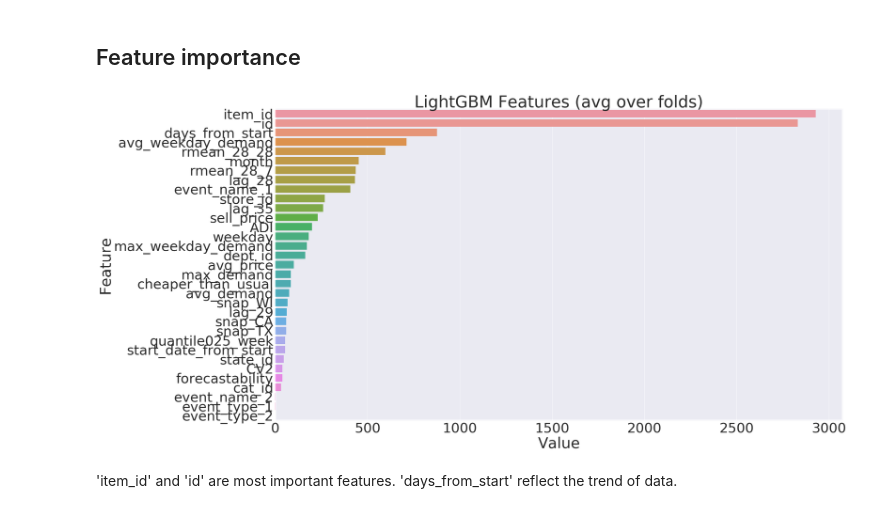
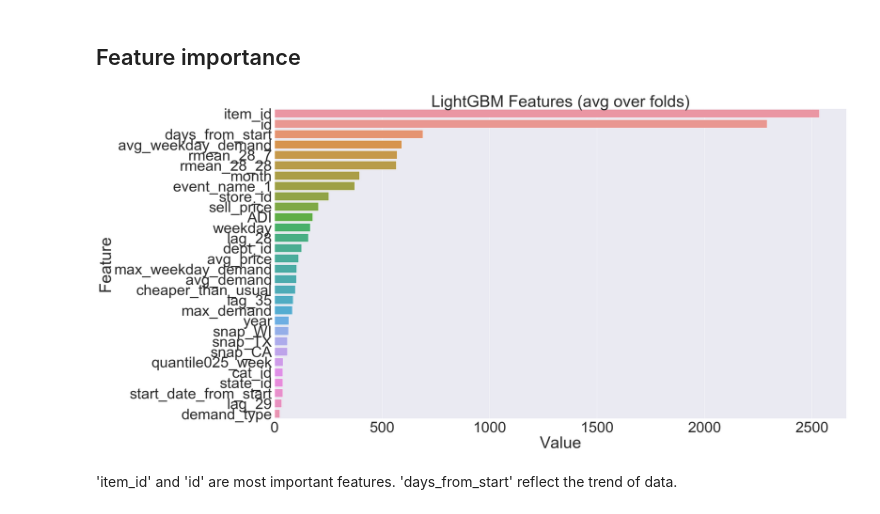
Before and after one commit to omoreva/kaggle_m5, a Jupyter notebook: 03_lightGBM.ipynb, the cells around one changed output. Cells and saved outputs as stored; diff of their text form; code cells hidden in the pictures.

```diff
--- a/03_lightGBM.ipynb
+++ b/03_lightGBM.ipynb
@@ -67,4 +67,4 @@ params = {
         'bagging_fraction': 0.75,
         'bagging_freq': 10,
         'colsample_bytree': 0.75}
-not_features = ['id', 'items_sold', 'date', 'start_date', 'avg_month_demand', 'median_month_demand']
+not_features = ['d', 'demand', 'date', 'start_date']
@@ -79,6 +73,6 @@ features = X_test.columns[~X_test.columns.isin(not_features)]
 # %%
-train_set = lgb.Dataset(X_train, y_train) #, categorical_feature = categorical_features)
-val_set = lgb.Dataset(X_val[X_train.columns], y_val)#,  categorical_feature = categorical_features)
+train_set = lgb.Dataset(X_train[features], y_train) #, categorical_feature = categorical_features)
+val_set = lgb.Dataset(X_val[features], y_val)#,  categorical_feature = categorical_features)
 # %% [markdown]
 Train the model
 # %%
@@ -128,17 +127,17 @@ Surprisingly smooth time series has a large mean absolute error. Erratic time se
 # %%
 def plotImp(model, X , num = 20):
     feature_imp = pd.DataFrame({'Value':model.feature_importance(),'Feature':X.columns})
     plt.figure(figsize=(40, 20))
     sns.set(font_scale = 5)
     sns.barplot(x="Value", y="Feature", data=feature_imp.sort_values(by="Value",
                                                         ascending=False)[0:num])
     plt.title('LightGBM Features (avg over folds)')
     plt.tight_layout()
     plt.savefig('lgbm_importances-01.png')
     plt.show()
-plotImp(model, X_train, 35)
+plotImp(model, X_train[features], 30)
 # %% [output]
-[figure, old version]
+[figure, new version]
 # %% [markdown]
 'item_id' and 'id' are most important features. 'days_from_start' reflect the trend of data.
 # %% [markdown]
```
Also changed, not shown: parts of 13 cells of this notebook, 3 other files.
